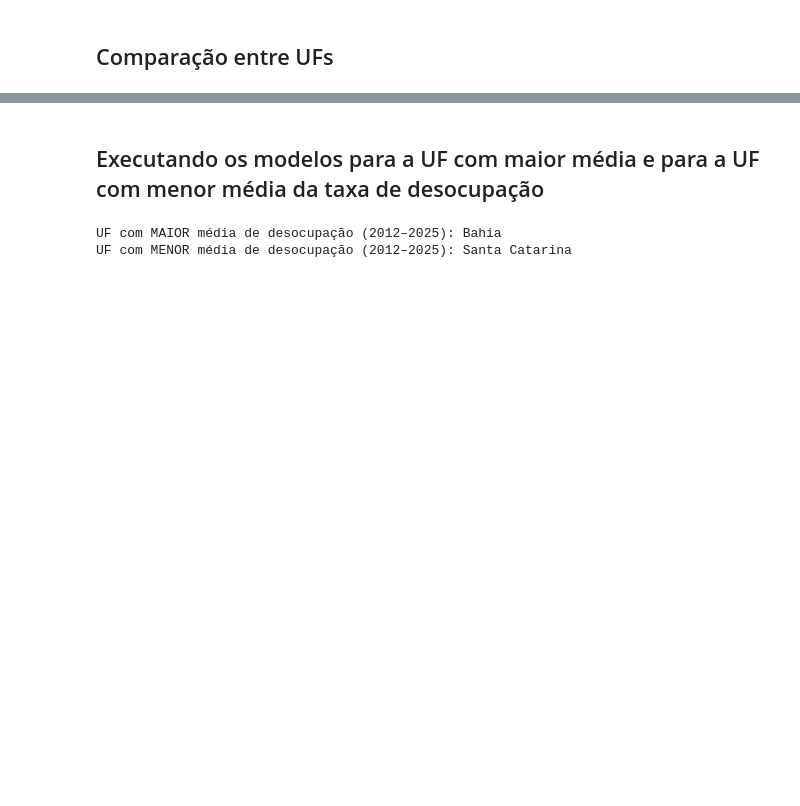
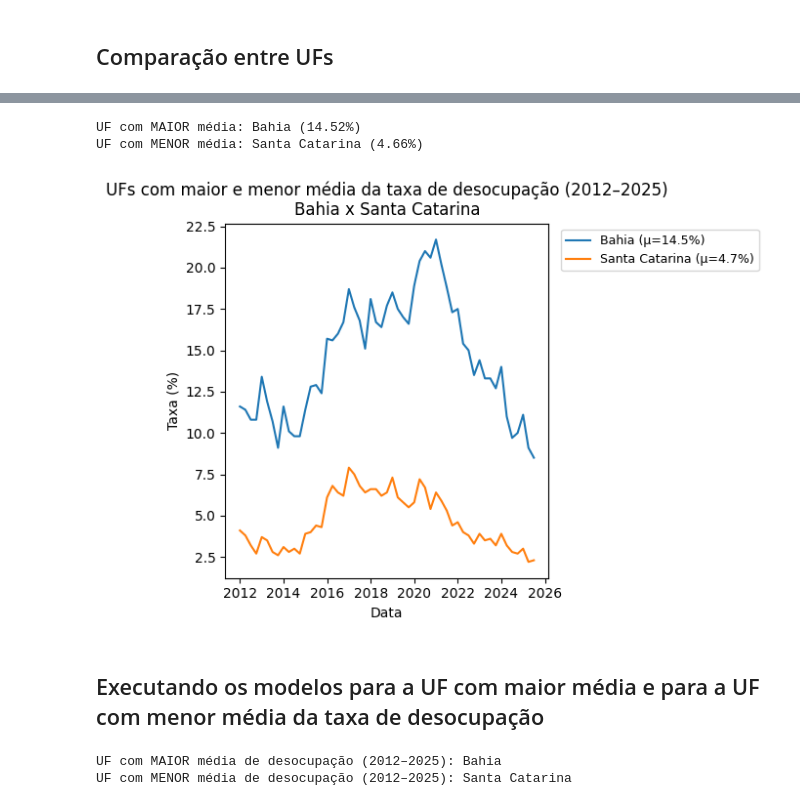
Before and after one commit to lattarian/projeto_aplicado_iv, a Jupyter notebook: projeto/cd_projeto_aplicado_IV_entrega_4.ipynb, the cells around one changed output, grey strips where cells are left out. Cells and saved outputs as stored; diff of their text form; code cells hidden in the pictures; blank space fills up the shorter version.

```diff
--- a/projeto/cd_projeto_aplicado_IV_entrega_4.ipynb
+++ b/projeto/cd_projeto_aplicado_IV_entrega_4.ipynb
@@ -940,3 +846,54 @@ Bottom-5 UFs — menores médias da taxa de desocupação (2012–2025):
+# %%
+# ===========================
+# Séries da UF com MAIOR e MENOR média
+# ===========================
+
+# UF com maior média
+uf_maior_row = uf_means.loc[uf_means["media"].idxmax()]
+uf_maior = uf_maior_row["local"]
+media_maior = uf_maior_row["media"]
+
+# UF com menor média
+uf_menor_row = uf_means.loc[uf_means["media"].idxmin()]
+uf_menor = uf_menor_row["local"]
+media_menor = uf_menor_row["media"]
+
+print("UF com MAIOR média:", uf_maior, f"({media_maior:.2f}%)")
+print("UF com MENOR média:", uf_menor, f"({media_menor:.2f}%)")
+
+ufs_extremos = [uf_maior, uf_menor]
+
+gdf = (
+    dfU[dfU["local"].isin(ufs_extremos)]
+       .dropna(subset=["valor", "data"])
+       .sort_values("data")
+)
+
+plt.figure()
+for uf in ufs_extremos:
+    s = gdf[gdf["local"] == uf]
+    if s.empty:
+        continue
+    plt.plot(
+        s["data"],
+        s["valor"],
+        label=f"{uf} (μ={s['valor'].mean():.1f}%)"
+    )
+
+plt.title(f"UFs com maior e menor média da taxa de desocupação (2012–2025)\n{uf_maior} x {uf_menor}")
+plt.xlabel("Data")
+plt.ylabel("Taxa (%)")
+plt.legend(bbox_to_anchor=(1.02, 1), loc="upper left", fontsize=9)
+plt.tight_layout()
+
+# 🔹 aqui salva a imagem de forma simples
+plt.savefig("ufs_maior_menor_media.png", dpi=300, bbox_inches="tight")
+
+plt.show()
+# %% [output]
+UF com MAIOR média: Bahia (14.52%)
+UF com MENOR média: Santa Catarina (4.66%)
+[figure, added]
 # %% [markdown]
 ## Executando os modelos para a UF com maior média e para a UF com menor média da taxa de desocupação
 # %%
```
Also changed, not shown: parts of 19 cells of this notebook.
